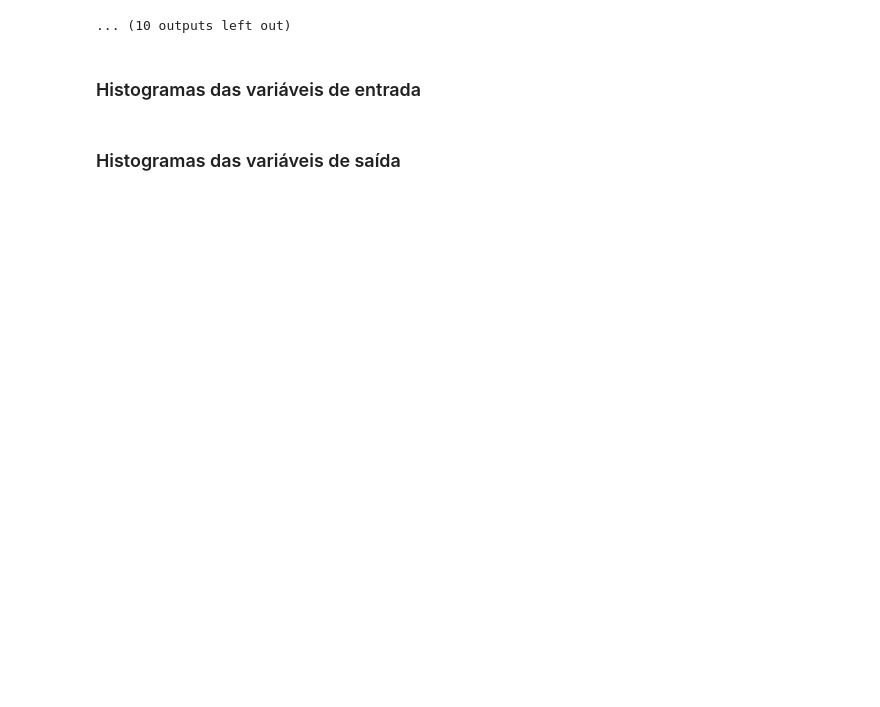
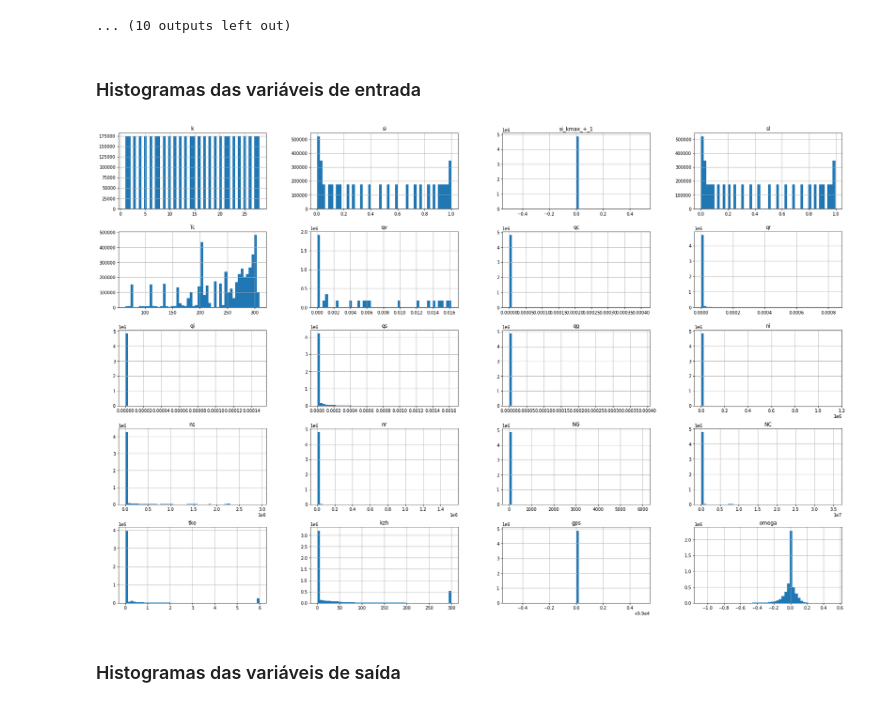
Before and after one commit to deniseiras/BAM1D-Microphysics-Emulation, a Jupyter notebook: BAM1D_Physics_Emulation.ipynb, the cells around one changed output. Drawn from its saved outputs; the diff is of its cells as text; code cells hidden in the pictures; blank space fills up the shorter version.

```diff
--- a/BAM1D_Physics_Emulation.ipynb
+++ b/BAM1D_Physics_Emulation.ipynb
@@ -280,7 +279,9 @@ Input Last timestep:
 # %%
 # Input Histograms
 
-# _ = original_input_df.hist(bins=50, figsize=(30, 20), xlabelsize=10)
+_ = original_input_df.hist(bins=50, figsize=(30, 20), xlabelsize=10)
+# %% [output]
+[figure, added]
 # %% [markdown]
 ### Histogramas das variáveis de saída
 # %%
```
Also changed, not shown: parts of 67 cells of this notebook.
